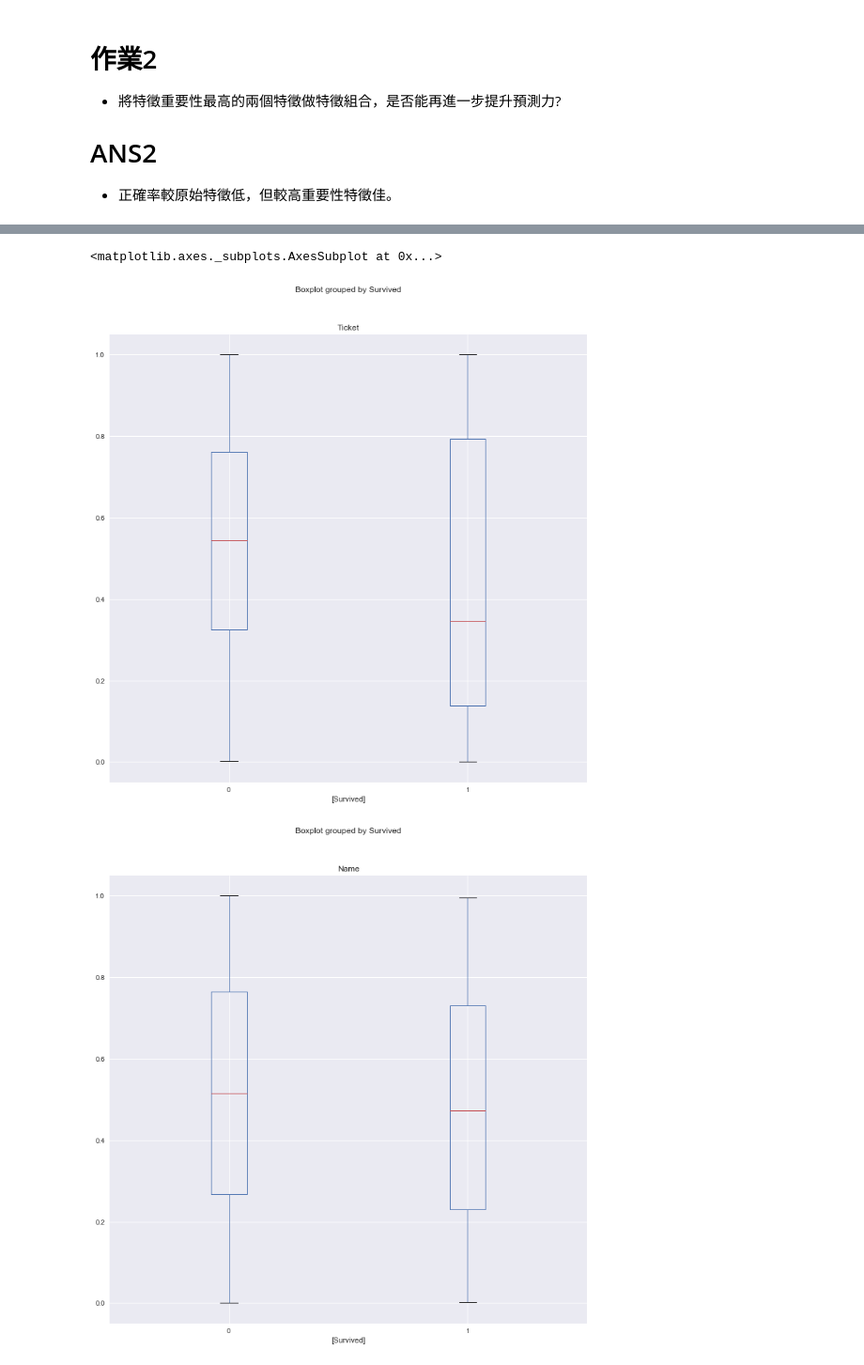
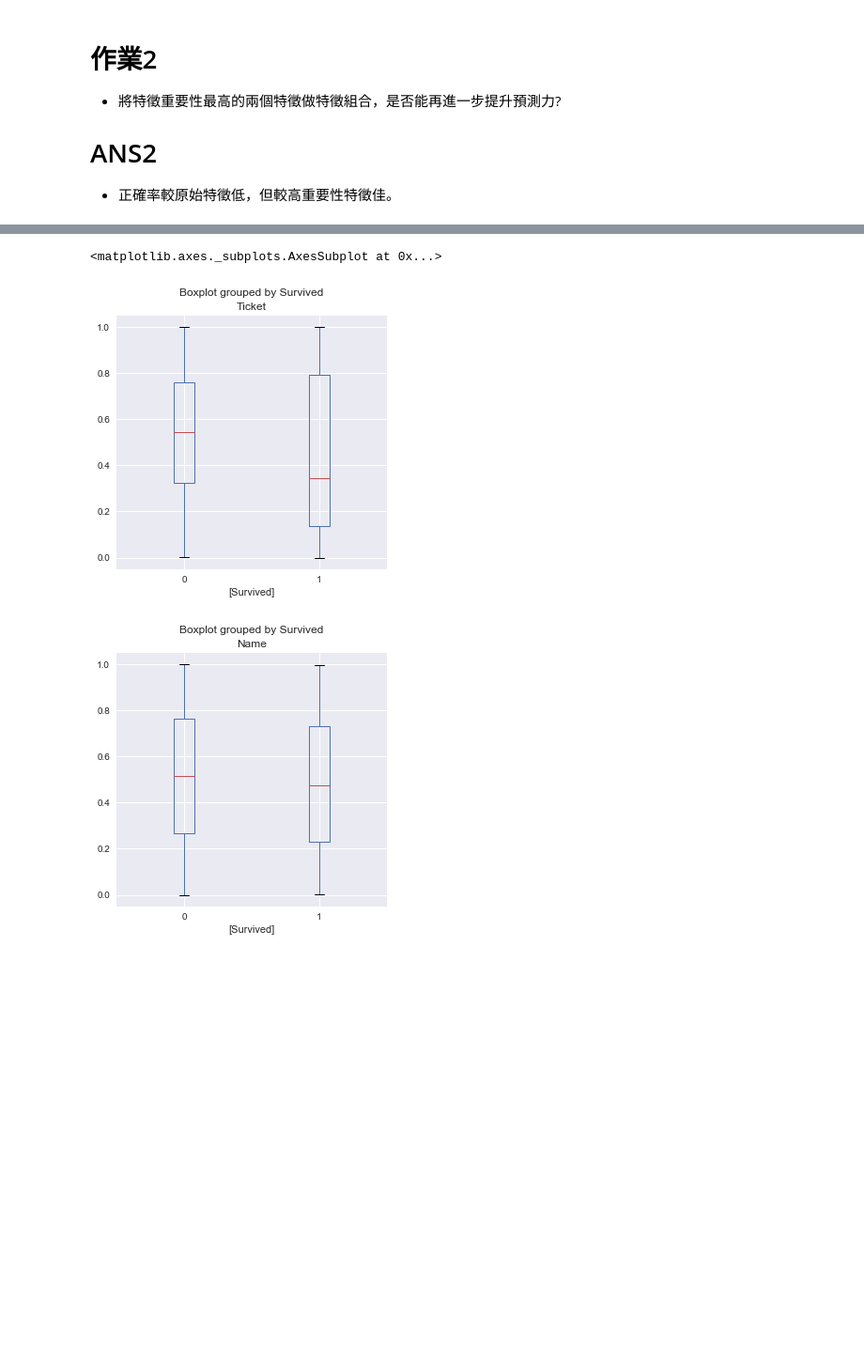
Before and after one commit to VictorYu0925/ML100-Days, a Jupyter notebook: homework/Day_029_HW.ipynb, the cells around one changed output, grey strips where cells are left out. Shown at 94% size. Saved outputs shown, nothing was run; the diff lists cells and outputs as text; code cells hidden in the pictures; blank space fills up the shorter version.

```diff
--- a/homework/Day_029_HW.ipynb
+++ b/homework/Day_029_HW.ipynb
@@ -109,15 +109,15 @@ plt.show()
 # %%
 # 以箱型圖檢視
 import matplotlib.pyplot as plt
 plt.style.use('seaborn')
 dfbox = df.copy()
 dfbox['Survived'] = train_Y
-dfbox.boxplot(column=['Ticket'], by = ['Survived'], showfliers = False, figsize=(12,12))
-dfbox.boxplot(column=['Name'], by = ['Survived'], showfliers = False, figsize=(12,12))
+dfbox.boxplot(column=['Ticket'], by = ['Survived'], showfliers = False, figsize=(5,5))
+dfbox.boxplot(column=['Name'], by = ['Survived'], showfliers = False, figsize=(5,5))
 # %% [output]
 <matplotlib.axes._subplots.AxesSubplot at 0x...>
-[figure, old version]
+[figure, new version]
-[figure, old version]
+[figure, new version]
 # %%
 # 製作新特徵看效果
 """
```
Also changed, not shown: parts of 4 cells of this notebook.
